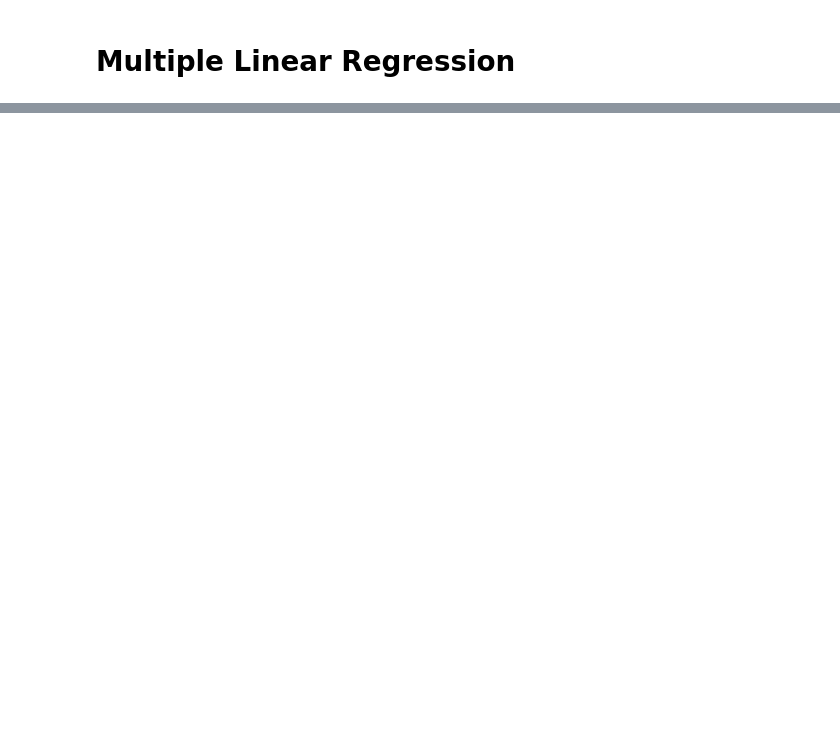
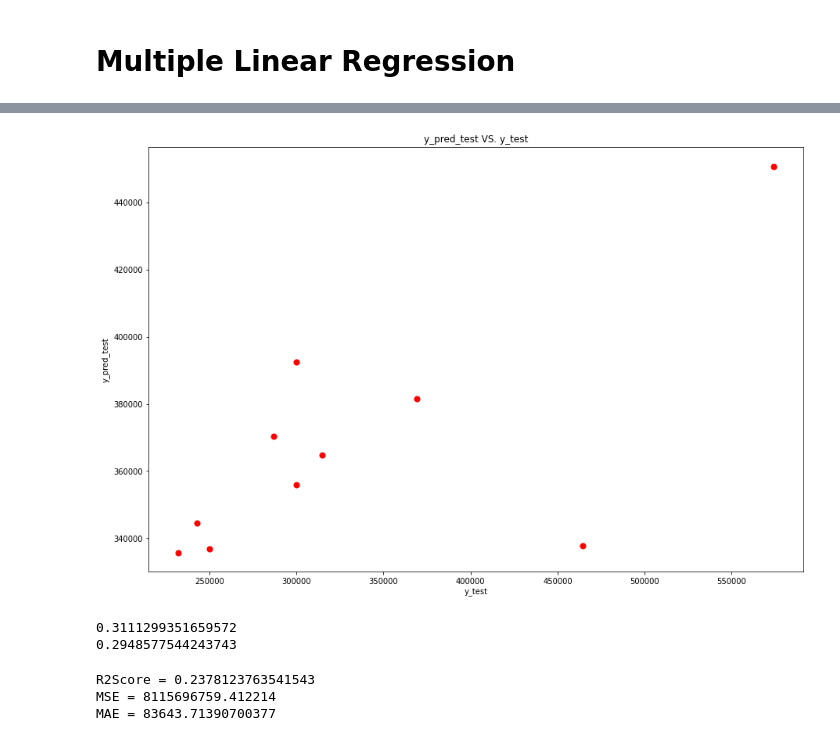
Before and after one commit to AliMazhar110/Supervised-Machine-Learning, a Jupyter notebook: Regression/Multiple-Linear-Regression/multiple-linear-regression.ipynb, the cells around one changed output, grey strips where cells are left out. Drawn from its saved outputs; the diff is of its cells as text; code cells hidden in the pictures; blank space fills up the shorter version.

```diff
--- a/Regression/Multiple-Linear-Regression/multiple-linear-regression.ipynb
+++ b/Regression/Multiple-Linear-Regression/multiple-linear-regression.ipynb
@@ -337,0 +202,16 @@ plt.show()
+# %%
+def cost_function(x,y,theta):
+    return np.sum((hypothesis(x,theta) - y)**2/(2*len(x)))
+# %%
+def gradient_descent(x,y,theta,iterations,alpha):
+    J=[]
+    for i in range(iterations):
+        theta = theta - (alpha/len(x))*x.T.dot((hypothesis(x,theta) - y))
+        J.append(cost_function(x,y,theta))
+        if(i%100==0):
+            print("Cost function =",J[-1])
+    return J, theta
+# %%
+J, theta = gradient_descent(x_train_new,y_train_new,theta,iterations,alpha)
+print("Cost =",J[-1])
+print("theta =", theta)
@@ -337,0 +254,3 @@ plt.show()
+# %%
+y_pred_t = hypothesis(x_test_new,theta)
+print(np.concatenate((y_test, (np.std(y_train)*y_pred_t)+np.mean(y_train), (np.std(y_train)*y_pred_test)+np.mean(y_train)), axis=1))
@@ -337,0 +268,24 @@ plt.show()
+# %%
+plt.figure(figsize=(15,10))
+plt.scatter(y_test, (y_pred_t*np.std(y_train)) + np.mean(y_train), color="red", s=50)
+plt.xlabel("y_test")
+plt.ylabel("y_pred_test")
+plt.title("y_pred_test VS. y_test")
+plt.show()
+# %% [output]
+[figure, added]
+# %%
+r2score = 1 - np.sum((y_test - ((np.std(y_train)*y_pred_t)+np.mean(y_train)))**2)/np.sum((y_test - np.average((np.std(y_train)*y_pred_t)+np.mean(y_train)))**2)
+print(r2score)
+print(J[-1])
+# %% [output]
+0.3111299351659572
+0.2948577544243743
+# %%
+print("R2Score =", r2_score(y_test, (y_pred_t*np.std(y_train)) + np.mean(y_train)))
+print("MSE =", mean_squared_error(y_test, (y_pred_t*np.std(y_train)) + np.mean(y_train)))
+print("MAE =", mean_absolute_error(y_test, (y_pred_t*np.std(y_train)) + np.mean(y_train)))
+# %% [output]
+R2Score = 0.2378123763541543
+MSE = 8115696759.412214
+MAE = 83643.71390700377
```
Also changed, not shown: parts of 54 cells of this notebook.
